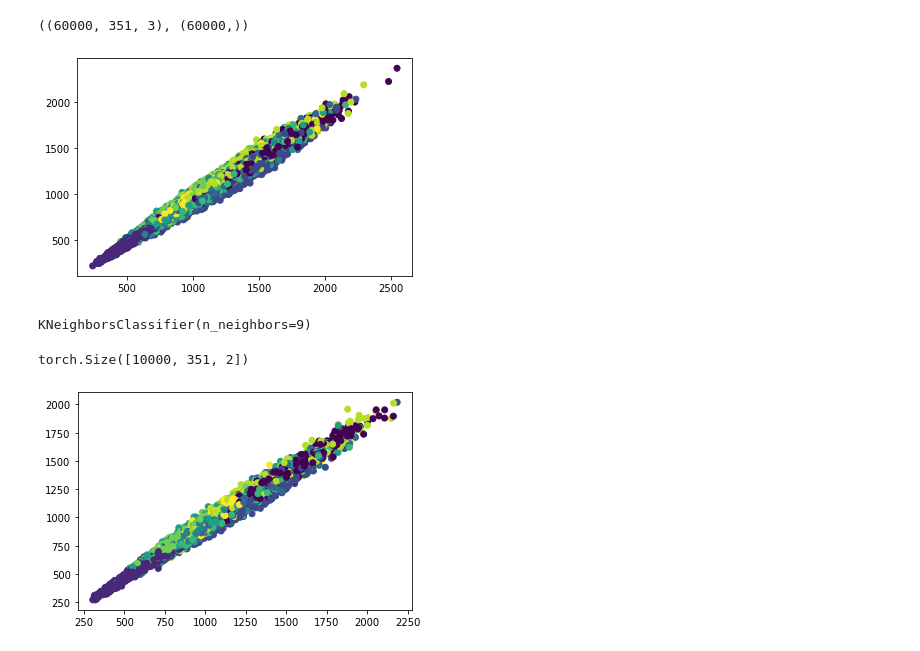
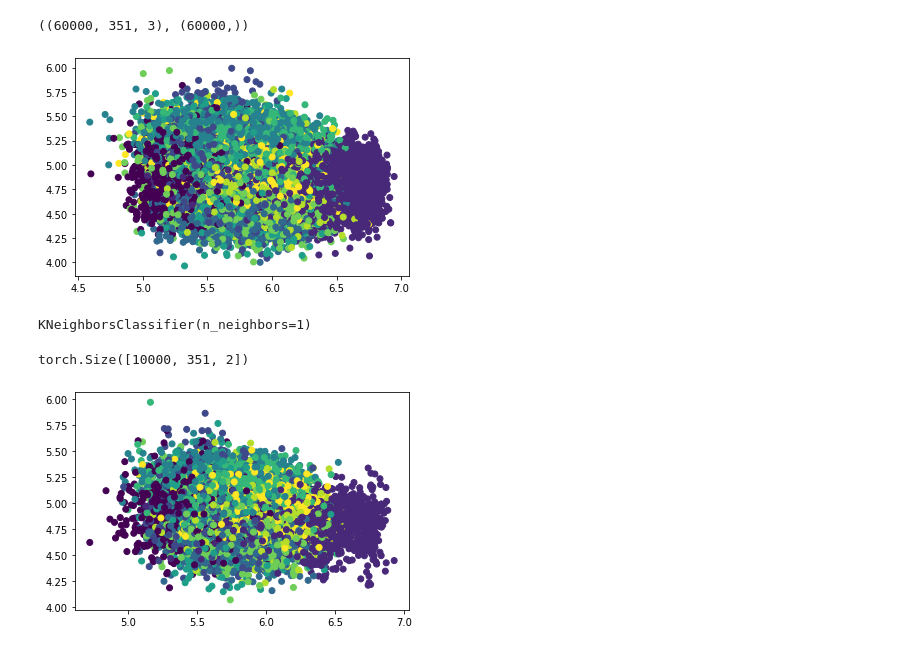
Before and after one commit to mint-vu/SLOSH, a Jupyter notebook: notebooks/lsh_fcp_pointcloud_mnist.ipynb, the cells around one changed output. Cells and saved outputs as stored; diff of their text form; code cells hidden in the pictures.

```diff
--- a/notebooks/lsh_fcp_pointcloud_mnist.ipynb
+++ b/notebooks/lsh_fcp_pointcloud_mnist.ipynb
@@ -37,17 +36,25 @@ def compute_fcp(X, sizes):
     ref_domain = torch.linspace(0, 1, max_num_elmts)
 
     # a self-defined reference function to interpolate against; original paper uses learnable weights
-    # y = 2x (x < 0.5) ; y = -2x + 2 (x >= 0.5) is used here, which was used as an example in their talk.
-    ref_lrange = (ref_domain[ref_domain < 0.5] * 2)
-    ref_rrange = (ref_domain[ref_domain >= 0.5] * -2 + 2)
-    ref_range = torch.cat((ref_lrange, ref_rrange), dim=0)
+    # y = 2x (0 < x < 0.5) ; y = -2x + 2 (x >= 0.5) is used here, which was used as an example in their talk.
+    ref_lrange_0 = (ref_domain[ref_domain < 0.5] * 2)
+    ref_rrange_0 = (ref_domain[ref_domain >= 0.5] * -2 + 2)
+
+    # ref_range_0 = torch.randn(max_num_elmts, )
+    # ref_range_0 = torch.cat((ref_lrange_0, ref_rrange_0), dim=0)
+    # ref_range_1 = ref_range_0 = torch.ones(max_num_elmts) * 0.5
+    ref_range_0 = ref_domain
+    ref_range_1 = ref_domain
 
     X_sorted, _ = torch.sort(X, dim=1, descending=True)
     X_wx = torch.arange(0, max_num_elmts).repeat(X.shape[0], 1) / sizes
 
     mask = X_wx <= 1
     X_wx[X_wx > 1] = 0
-    X_w = Interp1d()(ref_domain, ref_range, X_wx.T).T
+    X_w0 = Interp1d()(ref_domain, ref_range_0, X_wx.T).T
+    X_w1 = Interp1d()(ref_domain, ref_range_1, X_wx.T).T
 
-    X_fcp = (X_sorted * X_w.unsqueeze(-1) * mask.long().unsqueeze(-1)).sum(1)
+    X_w = torch.stack((X_w0, X_w1), dim=-1)
+
+    X_fcp = (X_sorted * X_w * mask.long().unsqueeze(-1)).sum(1)
     return X_fcp
@@ -54,18 +63,19 @@ def compute_fcp(X, sizes):
 # %%
-X_fcp_np = compute_fcp(X, sizes).numpy()
+X_fcp_np = compute_fcp(X, sizes).numpy() / sizes
+# X_fcp_np = compute_fcp(X, sizes).numpy()
 plt.scatter(X_fcp_np[:, 0], X_fcp_np[:, 1], c=y.tolist())
 plt.show()
 # %% [output]
-[figure, old version]
+[figure, new version]
 # %%
 import sklearn
 from sklearn.neighbors import KNeighborsClassifier
 # %%
 # didn't use LHSForest because according to documentation, it has been deprecated due to poor performance.
-neigh = KNeighborsClassifier(n_neighbors=9)
+neigh = KNeighborsClassifier(n_neighbors=1)
 neigh.fit(X_fcp_np, y.numpy())
 # %% [output]
-KNeighborsClassifier(n_neighbors=9)
+KNeighborsClassifier(n_neighbors=1)
 # %%
 X_test = df_test[df_test.columns[1:]].to_numpy()
 y_test = df_test[df_test.columns[0]].to_numpy()
@@ -80,11 +90,12 @@ X_test.shape
 # %% [output]
 torch.Size([10000, 351, 2])
 # %%
-X_test_fcp_np = compute_fcp(X_test, sizes).numpy()
+X_test_fcp_np = compute_fcp(X_test, test_sizes).numpy() / test_sizes
+# X_test_fcp_np = compute_fcp(X_test, test_sizes).numpy()
 plt.scatter(X_test_fcp_np[:, 0], X_test_fcp_np[:, 1], c=y_test.tolist())
 plt.show()
 # %% [output]
-[figure, old version]
+[figure, new version]
 # %%
 preds = neigh.predict(X_test_fcp_np)
 # %%
```
Also changed, not shown: parts of 7 cells of this notebook, 1 other file.
